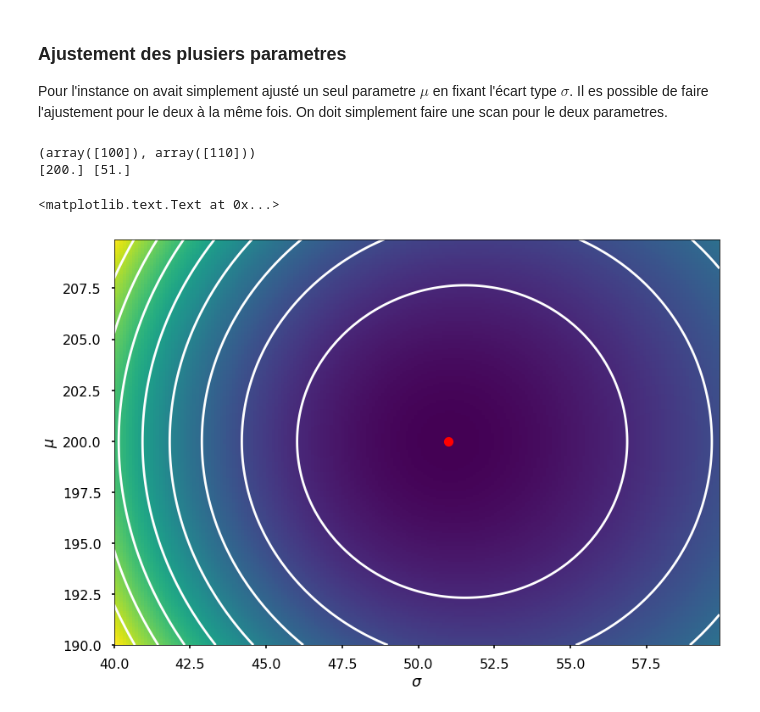
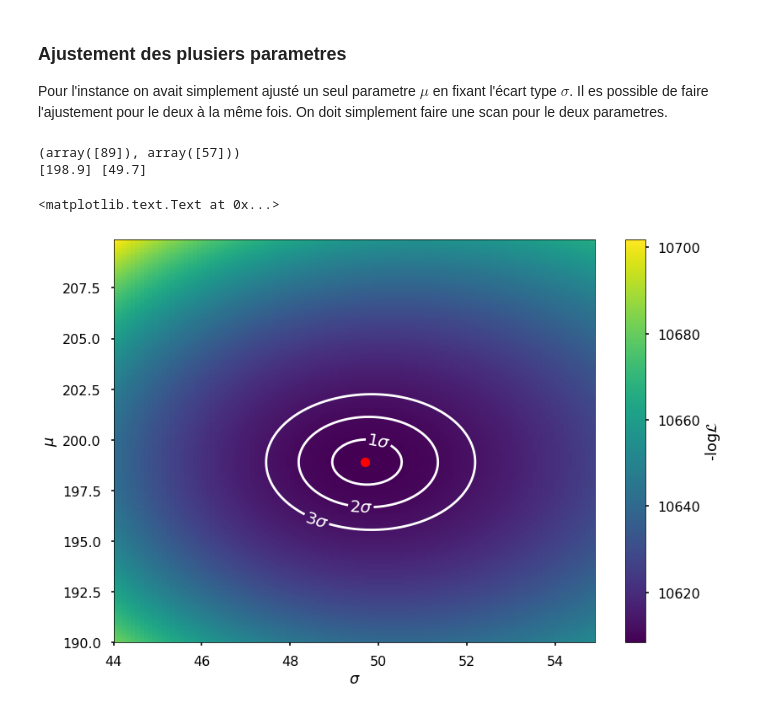
Before and after one commit to zemrude/PHYS-F-311, a Jupyter notebook: Fitting-Methods.ipynb, the cells around one changed output. Drawn from its saved outputs; the diff is of its cells as text; code cells hidden in the pictures.

Commit message:
Added sigma lines

```diff
--- a/Fitting-Methods.ipynb
+++ b/Fitting-Methods.ipynb
@@ -251,8 +251,8 @@ Pour l'instance on avait simplement ajusté un seul parametre $\mu$ en fixant l'
 mumin = 190.
 mumax = 210.
 
-sigma_min = 40.
-sigma_max = 60
+sigma_min = 44.
+sigma_max = 55.
 mu_grid    = np.arange(mumin, mumax, 0.1)
 sigma_grid = np.arange(sigma_min, sigma_max, 0.1)
 
@@ -277,18 +277,26 @@ sigma_best = sigma_grid[i_best[1]]
 
 print (mu_best, sigma_best)
 # %% [output]
-(array([100]), array([110]))
-[200.] [51.]
+(array([89]), array([57]))
+[198.9] [49.7]
 # %%
 mesh = plt.pcolormesh(sigma_grid, mu_grid, L)
 
-cs = plt.contour(sigma_grid, mu_grid, L, np.linspace(L.min(),L.max(),10),colors='white')
+cs = plt.contour(sigma_grid, mu_grid, L, [L.min() + 0.5, L.min() + 4./2., L.min() + 9./2.],colors='white')
+
+fmt = {}
+strs = ['1$\sigma$', '2$\sigma$', '3$\sigma$']
+for l, s in zip(cs.levels, strs):
+    fmt[l] = s
+
+plt.clabel(cs, cs.levels, inline=1, fmt=fmt, fontsize=20)
 
 plt.plot(sigma_best, mu_best, marker='o',color='r')
-
+cbar = plt.colorbar(mesh)
+cbar.ax.set_ylabel('-$\log \mathcal{L}$')
 
 plt.xlabel('$\sigma$')
 plt.ylabel('$\mu$')
 # %% [output]
 <matplotlib.text.Text at 0x...>
-[figure, old version]
+[figure, new version]
```
Also changed, not shown: parts of 9 cells of this notebook.
